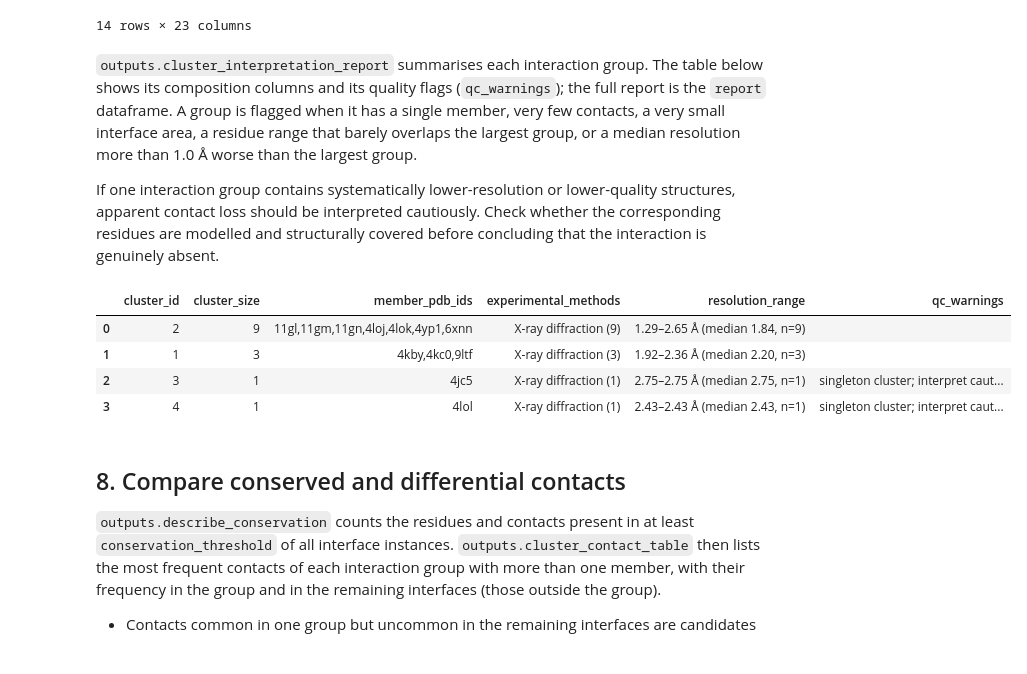
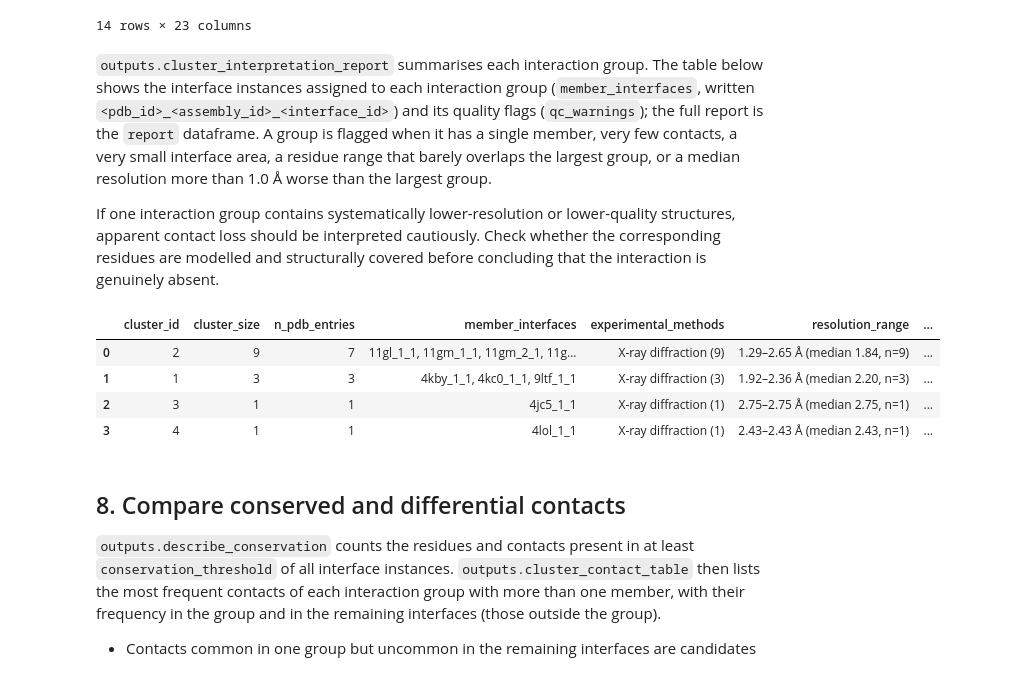
Before and after one commit to sridevan/interface_analysis_notebook, a Jupyter notebook: notebook.ipynb, the cells around one changed output. Drawn from its saved outputs; the diff is of its cells as text; code cells hidden in the pictures.

```diff
--- a/notebook.ipynb
+++ b/notebook.ipynb
@@ -305,27 +305,27 @@ outputs.build_structure_table(
 | 13 | 9ltf | 1 | 1 | Sting1 (role 1) | Sting1 (role 2) | X-ray diffraction | 1.92 | ... |
 14 rows × 23 columns
 # %% [markdown]
-`outputs.cluster_interpretation_report` summarises each interaction group. The table below shows its composition columns and its quality flags (`qc_warnings`); the full report is the `report` dataframe. A group is flagged when it has a single member, very few contacts, a very small interface area, a residue range that barely overlaps the largest group, or a median resolution more than 1.0 Å worse than the largest group.
+`outputs.cluster_interpretation_report` summarises each interaction group. The table below shows the interface instances assigned to each interaction group (`member_interfaces`, written `<pdb_id>_<assembly_id>_<interface_id>`) and its quality flags (`qc_warnings`); the full report is the `report` dataframe. A group is flagged when it has a single member, very few contacts, a very small interface area, a residue range that barely overlaps the largest group, or a median resolution more than 1.0 Å worse than the largest group.
 
 If one interaction group contains systematically lower-resolution or lower-quality structures, apparent contact loss should be interpreted cautiously. Check whether the corresponding residues are modelled and structurally covered before concluding that the interaction is genuinely absent.
 # %%
 import pandas as pd
 
 report = outputs.cluster_interpretation_report(
     records, cluster_result, overlap,
     assembly_metadata=assembly_metadata,
     partner_map=partner_map,
     conservation_threshold=cfg.conservation_threshold,
 )
 with pd.option_context("display.max_colwidth", None):
-    display(report[["cluster_id", "cluster_size", "member_pdb_ids",
+    display(report[["cluster_id", "cluster_size", "n_pdb_entries", "member_interfaces",
                     "experimental_methods", "resolution_range", "qc_warnings"]])
 # %% [output]
-|  | cluster_id | cluster_size | member_pdb_ids | experimental_methods | resolution_range | qc_warnings |
-| 0 | 2 | 9 | 11gl,11gm,11gn,4loj,4lok,4yp1,6xnn | X-ray diffraction (9) | 1.29–2.65 Å (median 1.84, n=9) |  |
-| 1 | 1 | 3 | 4kby,4kc0,9ltf | X-ray diffraction (3) | 1.92–2.36 Å (median 2.20, n=3) |  |
-| 2 | 3 | 1 | 4jc5 | X-ray diffraction (1) | 2.75–2.75 Å (median 2.75, n=1) | singleton cluster; interpret caut... |
-| 3 | 4 | 1 | 4lol | X-ray diffraction (1) | 2.43–2.43 Å (median 2.43, n=1) | singleton cluster; interpret caut... |
+|  | cluster_id | cluster_size | n_pdb_entries | member_interfaces | experimental_methods | resolution_range | ... |
+| 0 | 2 | 9 | 7 | 11gl_1_1, 11gm_1_1, 11gm_2_1, 11g... | X-ray diffraction (9) | 1.29–2.65 Å (median 1.84, n=9) | ... |
+| 1 | 1 | 3 | 3 | 4kby_1_1, 4kc0_1_1, 9ltf_1_1 | X-ray diffraction (3) | 1.92–2.36 Å (median 2.20, n=3) | ... |
+| 2 | 3 | 1 | 1 | 4jc5_1_1 | X-ray diffraction (1) | 2.75–2.75 Å (median 2.75, n=1) | ... |
+| 3 | 4 | 1 | 1 | 4lol_1_1 | X-ray diffraction (1) | 2.43–2.43 Å (median 2.43, n=1) | ... |
 # %% [markdown]
 ## 8. Compare conserved and differential contacts
 
```
Also changed, not shown: 4 other files.
